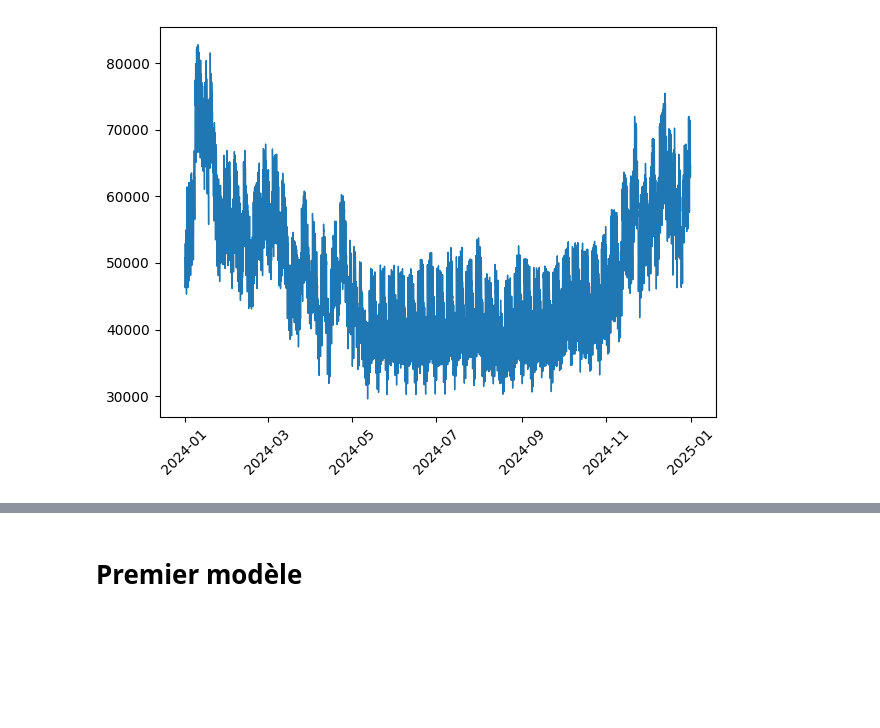
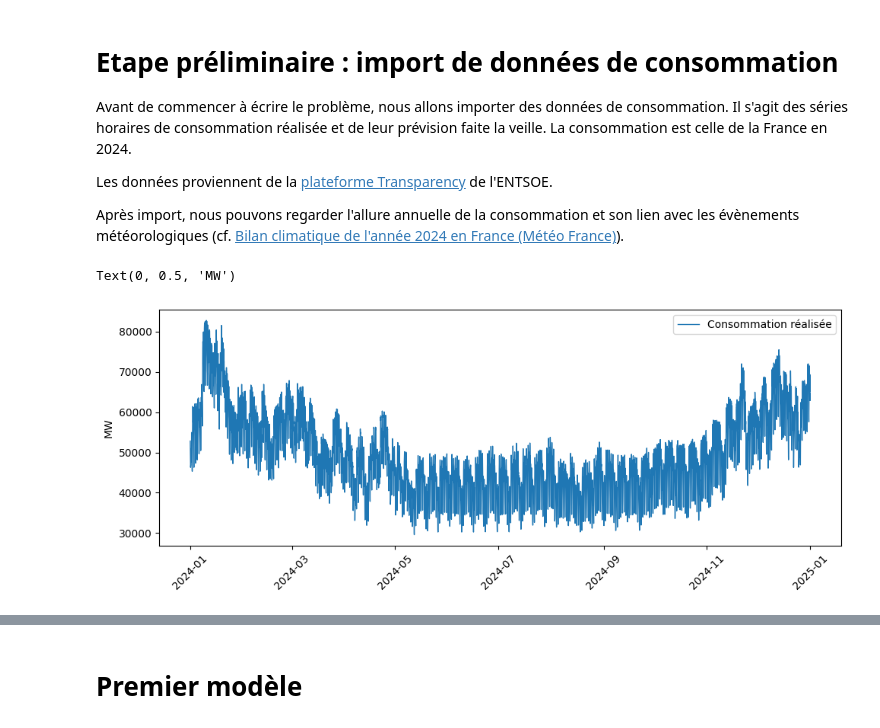
Before and after one commit to Alx-Lebeau/Cours-EcoElec, a Jupyter notebook: equilibre_court_terme.ipynb, the cells around one changed output, grey strips where cells are left out. Drawn from its saved outputs; the diff is of its cells as text; code cells hidden in the pictures; blank space fills up the shorter version.

```diff
--- a/equilibre_court_terme.ipynb
+++ b/equilibre_court_terme.ipynb
@@ -23,12 +29,26 @@ Consommation_France_2024.csv  Equilibre_Court_Terme.ipynb
+# %% [markdown]
+# Etape préliminaire : import de données de consommation
+
+Avant de commencer à écrire le problème, nous allons importer des données de consommation. Il s'agit des séries horaires de consommation réalisée et de leur prévision faite la veille. La consommation est celle de la France en 2024.
+
+Les données proviennent de la [plateforme Transparency](https://transparency.entsoe.eu/) de l'ENTSOE.
+
+Après import, nous pouvons regarder l'allure annuelle de la consommation et son lien avec les évènements météorologiques (cf. [Bilan climatique de l'année 2024 en France (Météo France)](https://meteofrance.fr/actualite/presse/bilan-climatique-2024-en-france)).
 # %%
+
+# Import des données
 df = pd.read_csv("Consommation_France_2024.csv",index_col=0)
 df["heure"] = pd.to_datetime(df["heure"])
 
 
-fig, ax = plt.subplots(tight_layout=True)
+# Visualisation de l'évolution annuelle de la consommation réalisée
 
-ax.plot(df["heure"],df["Consommation réalisée (MW)"],lw=1)
+fig, ax = plt.subplots(tight_layout=True,figsize =(10,4))
 
+ax.plot(df["heure"],df["Consommation réalisée (MW)"],lw=1,label="Consommation réalisée")
+ax.legend(loc="best")
 ax.tick_params(axis="x", labelrotation=45)
+ax.set_ylabel("MW")
 # %% [output]
+Text(0, 0.5, 'MW')
-[figure, old version]
+[figure, new version]
```
Also changed, not shown: parts of 8 cells of this notebook.
